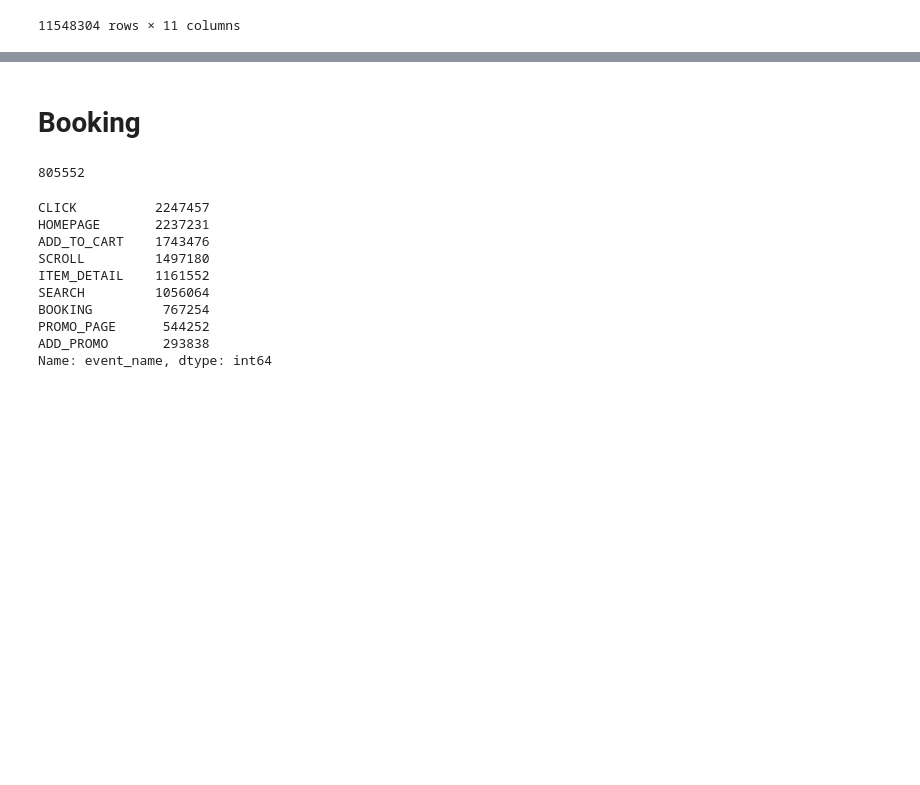
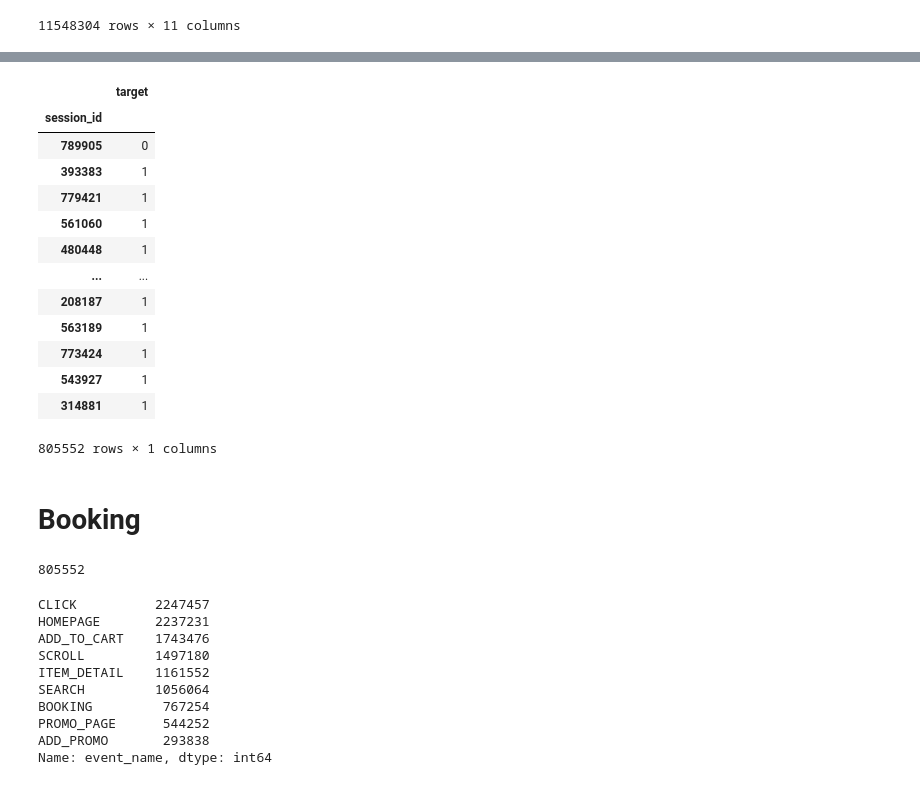
Before and after one commit to hyunj941031/ds-sa-cp2, a Jupyter notebook: mobile_click.ipynb, the cells around one changed output, grey strips where cells are left out. Cells and saved outputs as stored; diff of their text form; code cells hidden in the pictures; blank space fills up the shorter version.

```diff
--- a/mobile_click.ipynb
+++ b/mobile_click.ipynb
@@ -52,0 +96,18 @@ mobile_click
+# %%
+pattern_df = pattern_df.set_index('session_id', drop=True)
+pattern_df
+# %% [output]
+|  | target |
+| session_id |  |
+| 789905 | 0 |
+| 393383 | 1 |
+| 779421 | 1 |
+| 561060 | 1 |
+| 480448 | 1 |
+| ... | ... |
+| 208187 | 1 |
+| 563189 | 1 |
+| 773424 | 1 |
+| 543927 | 1 |
+| 314881 | 1 |
+805552 rows × 1 columns
```
Also changed, not shown: parts of 3 cells of this notebook.
